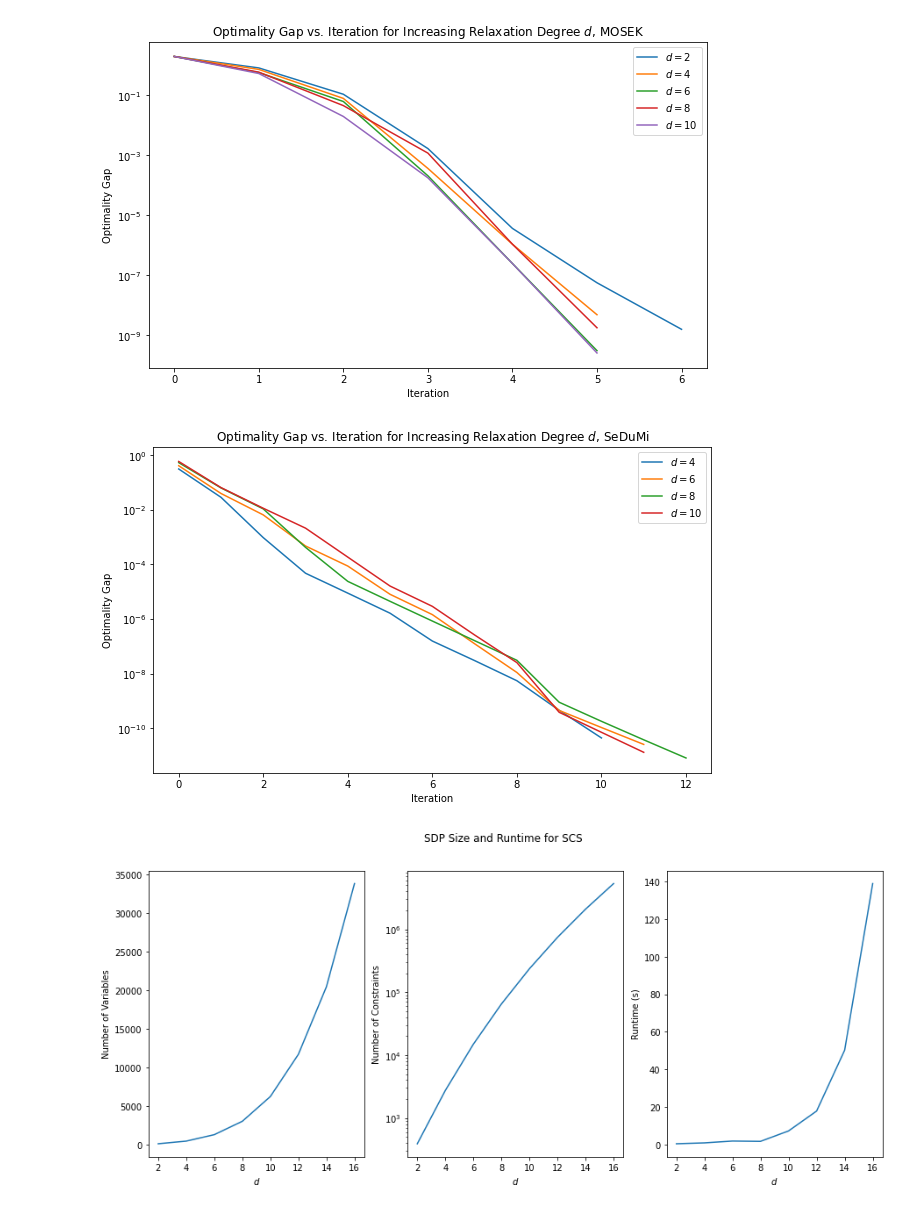
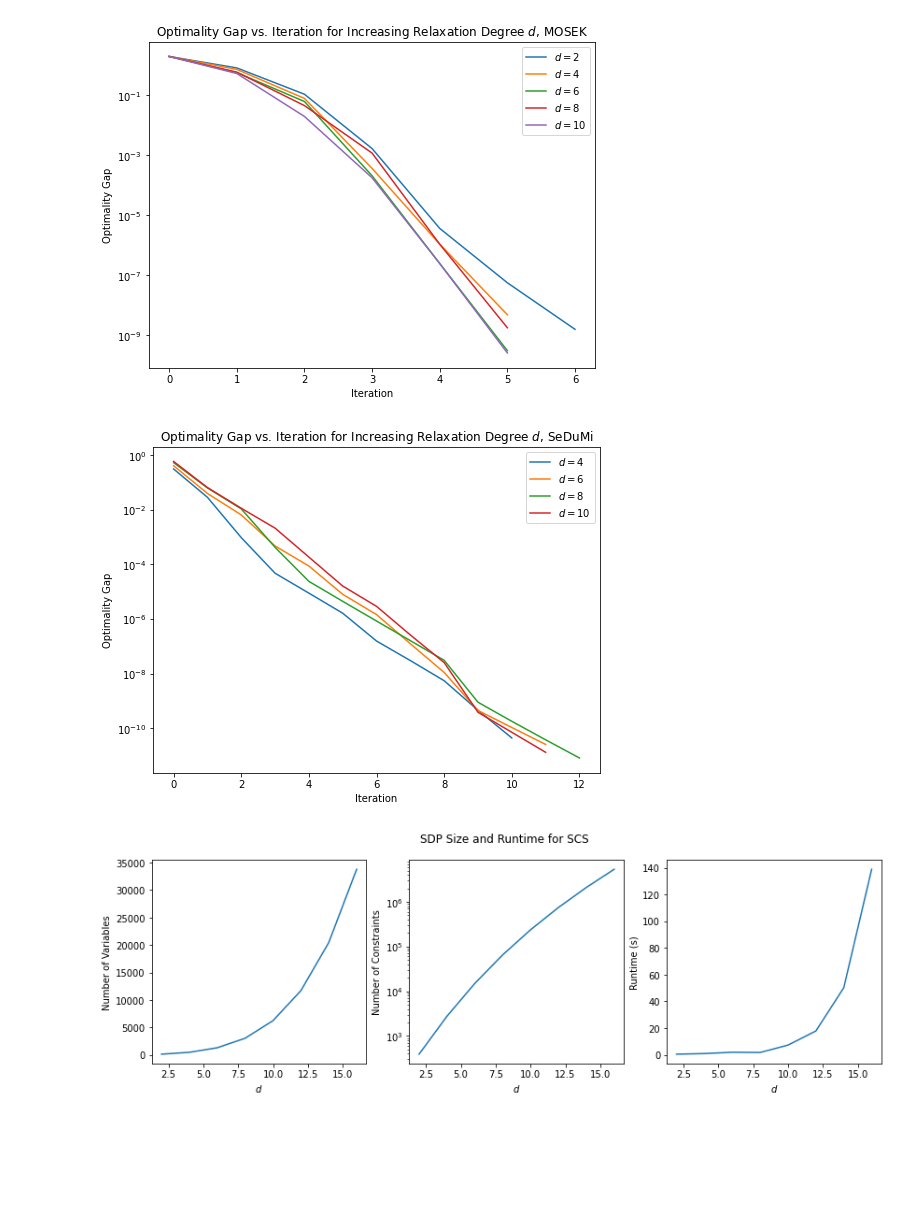
Before and after one commit to jakehofgard/sdp_pdes, a Jupyter notebook: plots/plotting.ipynb, the cells around one changed output. Saved outputs shown, nothing was run; the diff lists cells and outputs as text; code cells hidden in the pictures; blank space fills up the shorter version.

```diff
--- a/plots/plotting.ipynb
+++ b/plots/plotting.ipynb
@@ -5,17 +5,17 @@ import pandas as pd
 # %%
 # Relaxation comparison for MOSEK
 
-plt.figure(figsize=(10, 6))
+plt.figure(figsize=(8, 6))
 for i in range(1, 6):
     plt.plot(np.loadtxt(f"../outputs/mosek_d={2 * i}.txt")[:, 1], label=fr"$d = {2 * i}$")
 plt.legend()
 plt.xlabel("Iteration")
 plt.ylabel("Optimality Gap")
 plt.title(r"Optimality Gap vs. Iteration for Increasing Relaxation Degree $d$, MOSEK")
 plt.yscale("log")
 plt.savefig("MOSEK_opt_gap_n=2.png", dpi=400)
 # %% [output]
-[figure, old version]
+[figure, new version]
 # %%
 # Relaxation comparison for SeDuMi
 
@@ -24,7 +24,7 @@ sedumi_6 = np.array(pd.read_csv(f"../outputs/sedumi_d=6.txt", sep=" ")["Unnamed:
 sedumi_8 = np.array(pd.read_csv(f"../outputs/sedumi_d=8.txt", sep=" ")["Unnamed: 6"].dropna())
 sedumi_10 = np.array(pd.read_csv(f"../outputs/sedumi_d=10.txt", sep=" ")["Unnamed: 6"].dropna())
 # %%
-plt.figure(figsize=(10, 6))
+plt.figure(figsize=(8, 6))
 plt.plot(sedumi_4, label=r"$d=4$")
 plt.plot(sedumi_6, label=r"$d=6$")
 plt.plot(sedumi_8, label=r"$d=8$")
@@ -38,7 +38,7 @@ plt.title(r"Optimality Gap vs. Iteration for Increasing Relaxation Degree $d$, S
 plt.yscale("log")
 plt.savefig("SeDuMi_opt_gap_n=2.png", dpi=400)
 # %% [output]
-[figure, old version]
+[figure, new version]
 # %%
 # Curse of dimensionality for SCS
 
@@ -48,7 +48,7 @@ n_vars = np.array(scs_data[" n"])
 n_cons = np.array(scs_data[" m"])
 time = np.array(scs_data[" t"])
 # %%
-fig, (ax1, ax2, ax3) = plt.subplots(1, 3, figsize=(15, 6))
+fig, (ax1, ax2, ax3) = plt.subplots(1, 3, figsize=(14, 4))
 fig.suptitle('SDP Size and Runtime for SCS')
 ax1.plot(d, n_vars)
 ax1.set_xlabel(r"$d$")
@@ -63,4 +63,4 @@ ax3.set_ylabel(r"Runtime (s)")
 
 plt.savefig("SCS_prob_size_n=2.png", dpi=400)
 # %% [output]
-[figure, old version]
+[figure, new version]
```
Also changed, not shown: parts of 2 cells of this notebook, 14 other files.
